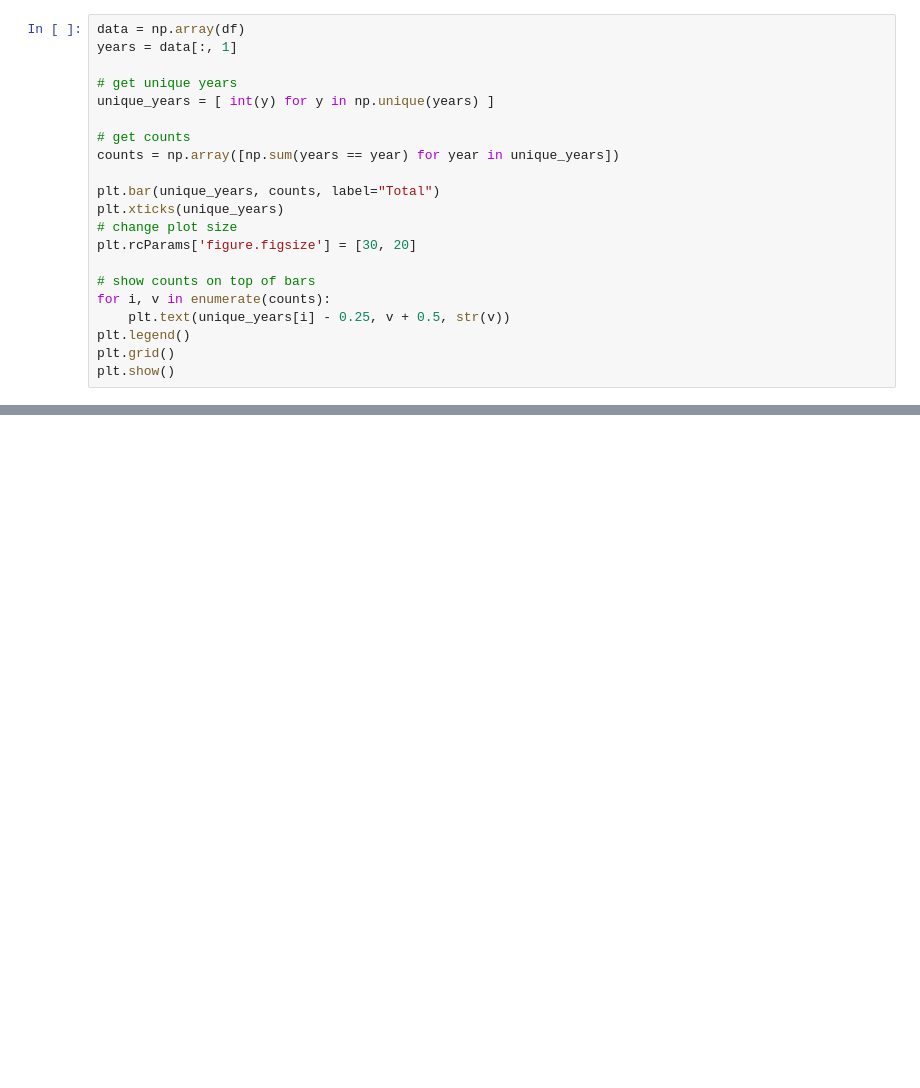
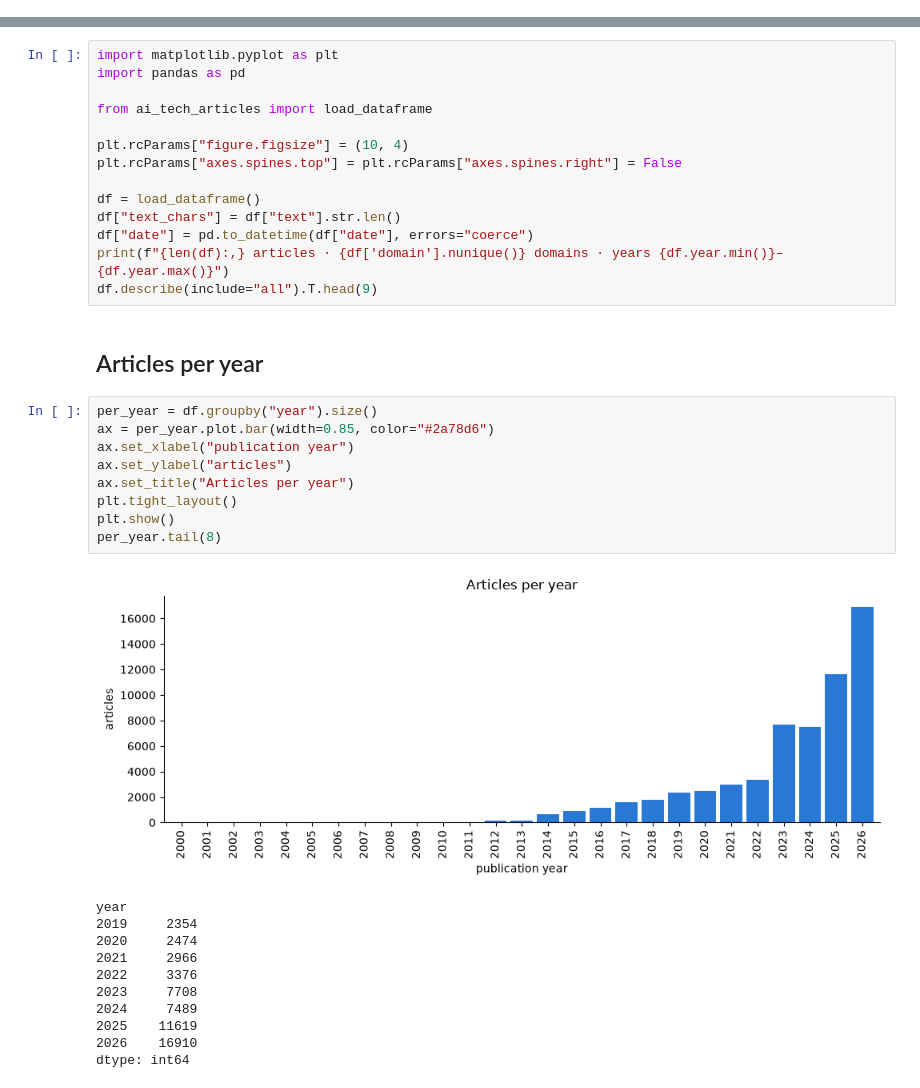
Before and after one commit to lostflux/ai-tech-articles, a Jupyter notebook: analytics.ipynb, the cells around one changed output, grey strips where cells are left out. Drawn from its saved outputs; the diff is of its cells as text; blank space fills up the shorter version.

Commit message:
(update): rewrite notebooks on the new data

```diff
--- a/analytics.ipynb
+++ b/analytics.ipynb
@@ -67,21 +0,0 @@ for year in sorted(years, reverse=True):
-# %%
-data = np.array(df)
-years = data[:, 1]
-
-# get unique years
-unique_years = [ int(y) for y in np.unique(years) ]
-
-# get counts
-counts = np.array([np.sum(years == year) for year in unique_years])
-
-plt.bar(unique_years, counts, label="Total")
-plt.xticks(unique_years)
-# change plot size
-plt.rcParams['figure.figsize'] = [30, 20]
-
-# show counts on top of bars
-for i, v in enumerate(counts):
-    plt.text(unique_years[i] - 0.25, v + 0.5, str(v))
-plt.legend()
-plt.grid()
-plt.show()
@@ -89,0 +8,37 @@ plt.show()
+# %%
+import matplotlib.pyplot as plt
+import pandas as pd
+
+from ai_tech_articles import load_dataframe
+
+plt.rcParams["figure.figsize"] = (10, 4)
+plt.rcParams["axes.spines.top"] = plt.rcParams["axes.spines.right"] = False
+
+df = load_dataframe()
+df["text_chars"] = df["text"].str.len()
+df["date"] = pd.to_datetime(df["date"], errors="coerce")
+print(f"{len(df):,} articles · {df['domain'].nunique()} domains · years {df.year.min()}–{df.year.max()}")
+df.describe(include="all").T.head(9)
+# %% [markdown]
+## Articles per year
+# %%
+per_year = df.groupby("year").size()
+ax = per_year.plot.bar(width=0.85, color="#2a78d6")
+ax.set_xlabel("publication year")
+ax.set_ylabel("articles")
+ax.set_title("Articles per year")
+plt.tight_layout()
+plt.show()
+per_year.tail(8)
+# %% [output]
+[figure, added]
+year
+2019     2354
+2020     2474
+2021     2966
+2022     3376
+2023     7708
+2024     7489
+2025    11619
+2026    16910
+dtype: int64
```
Also changed, not shown: parts of 17 cells of this notebook, 2 other files.
